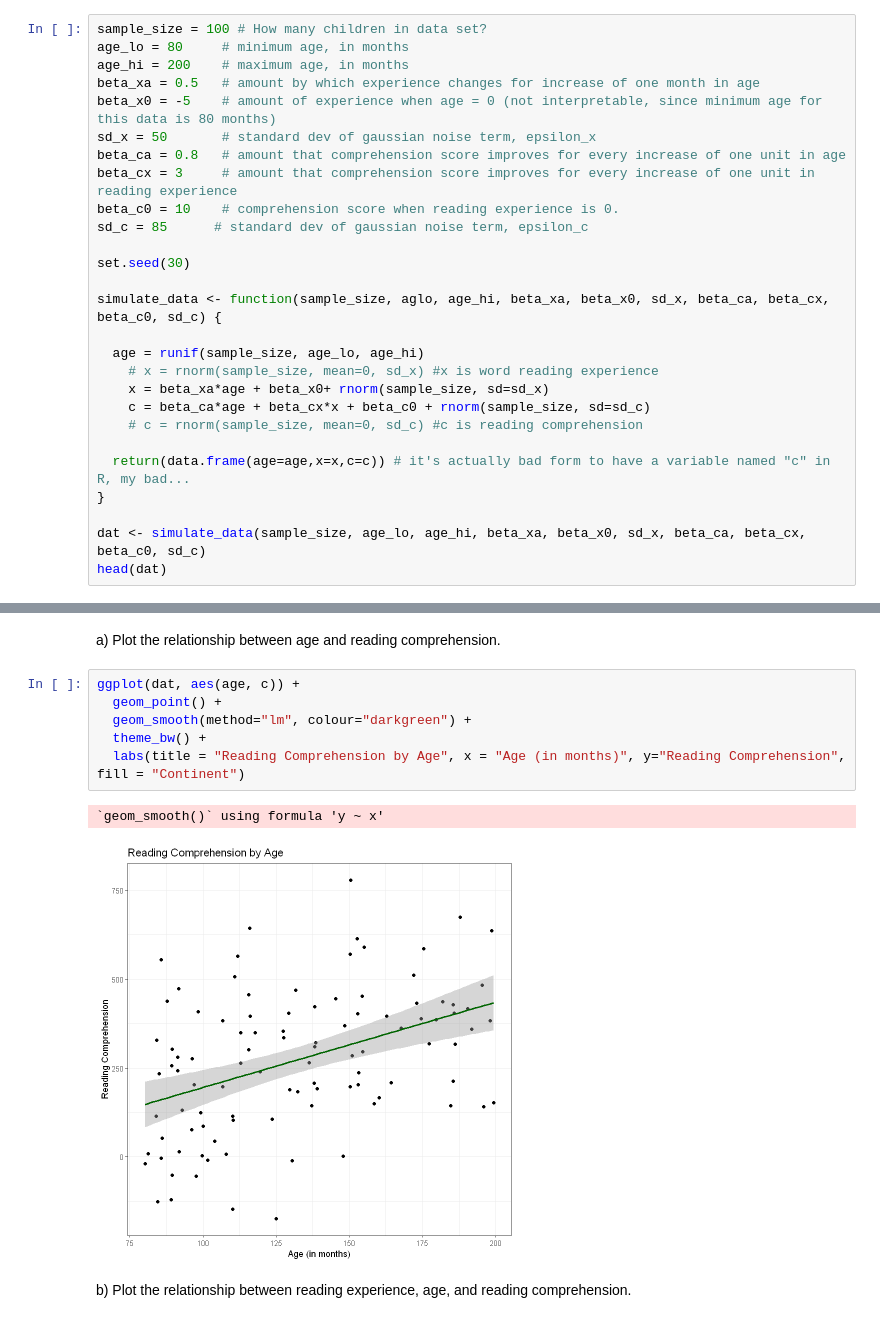
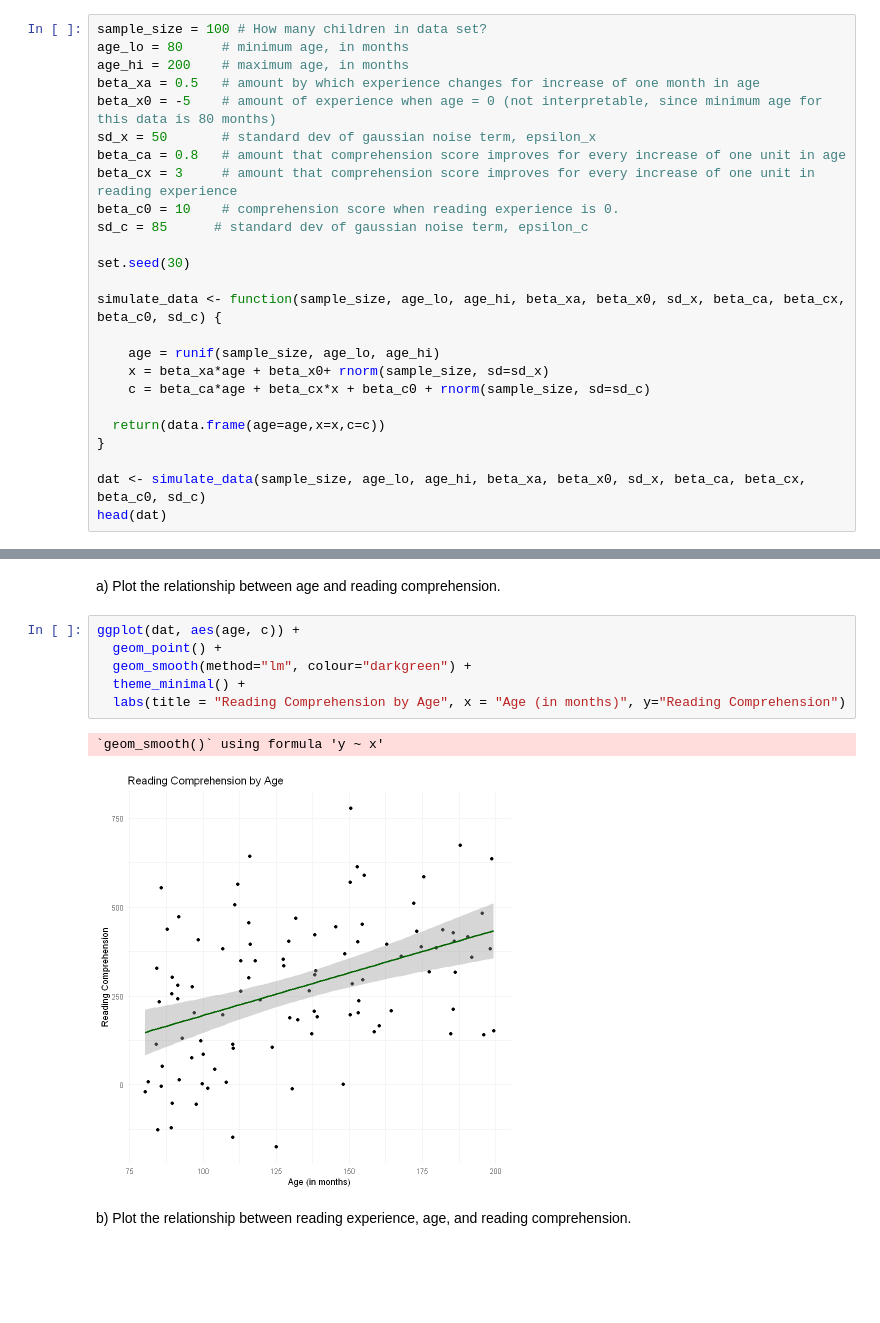
Before and after one commit to tardifmc/Tardif_DSPN_S22, a Jupyter notebook: Homework9.ipynb, the cells around one changed output, grey strips where cells are left out. Drawn from its saved outputs; the diff is of its cells as text; blank space fills up the shorter version.

```diff
--- a/Homework9.ipynb
+++ b/Homework9.ipynb
@@ -32,15 +32,13 @@ sd_c = 85      # standard dev of gaussian noise term, epsilon_c
 
 set.seed(30)
 
-simulate_data <- function(sample_size, aglo, age_hi, beta_xa, beta_x0, sd_x, beta_ca, beta_cx, beta_c0, sd_c) {
+simulate_data <- function(sample_size, age_lo, age_hi, beta_xa, beta_x0, sd_x, beta_ca, beta_cx, beta_c0, sd_c) {
 
-  age = runif(sample_size, age_lo, age_hi)
-    # x = rnorm(sample_size, mean=0, sd_x) #x is word reading experience
+    age = runif(sample_size, age_lo, age_hi)
     x = beta_xa*age + beta_x0+ rnorm(sample_size, sd=sd_x)
     c = beta_ca*age + beta_cx*x + beta_c0 + rnorm(sample_size, sd=sd_c)
-    # c = rnorm(sample_size, mean=0, sd_c) #c is reading comprehension
 
-  return(data.frame(age=age,x=x,c=c)) # it's actually bad form to have a variable named "c" in R, my bad...
+  return(data.frame(age=age,x=x,c=c))
 }
 
 dat <- simulate_data(sample_size, age_lo, age_hi, beta_xa, beta_x0, sd_x, beta_ca, beta_cx, beta_c0, sd_c)
@@ -67,12 +65,12 @@ a) Plot the relationship between age and reading comprehension.
 # %%
 ggplot(dat, aes(age, c)) +
   geom_point() +
   geom_smooth(method="lm", colour="darkgreen") +
-  theme_bw() +
-  labs(title = "Reading Comprehension by Age", x = "Age (in months)", y="Reading Comprehension", fill = "Continent")
+  theme_minimal() +
+  labs(title = "Reading Comprehension by Age", x = "Age (in months)", y="Reading Comprehension")
 # %% [output]
 `geom_smooth()` using formula 'y ~ x'
-[figure, old version]
+[figure, new version]
 # %% [markdown]
 b) Plot the relationship between reading experience, age, and reading comprehension.
 # %%
```
Also changed, not shown: parts of 11 cells of this notebook.
